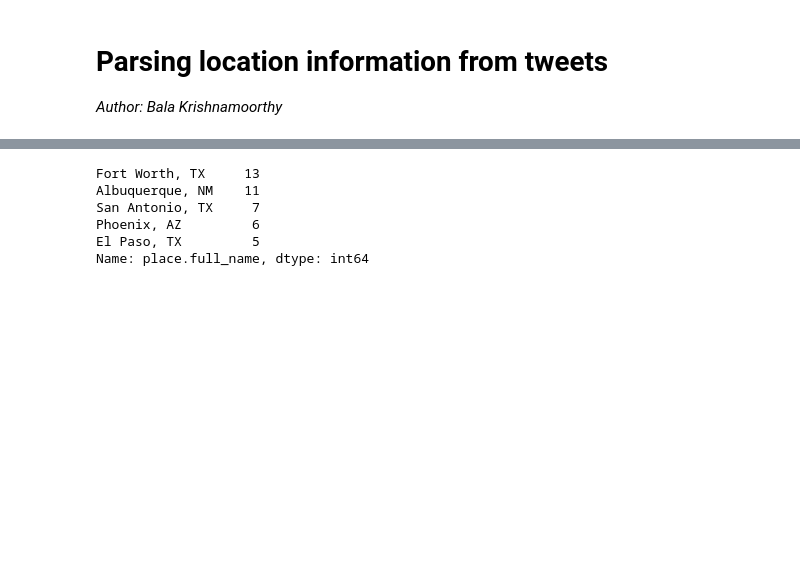
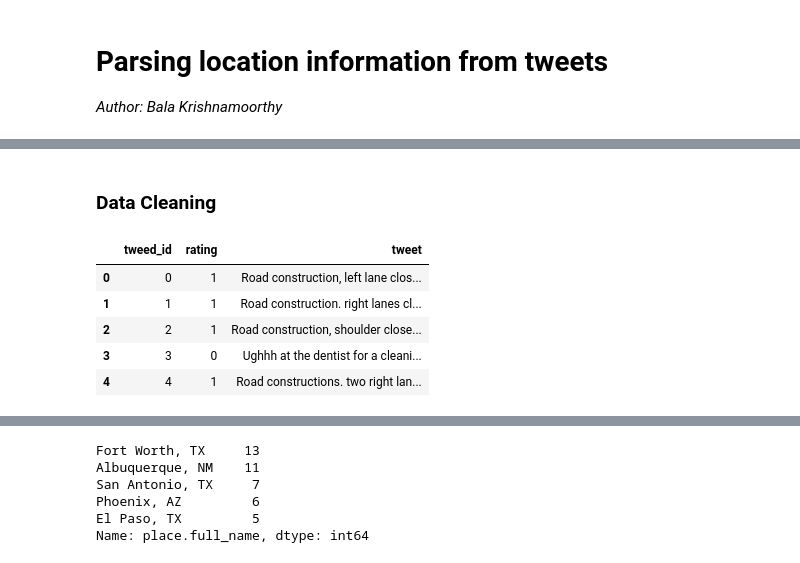
Before and after one commit to balak4/Optimizing-Evac-Routes, a Jupyter notebook: notebooks/data-collection-and-cleaning/2.0-bk-tweets-location-extraction.ipynb, the cells around one changed output, grey strips where cells are left out. Drawn from its saved outputs; the diff is of its cells as text; code cells hidden in the pictures; blank space fills up the shorter version.

```diff
--- a/notebooks/data-collection-and-cleaning/2.0-bk-tweets-location-extraction.ipynb
+++ b/notebooks/data-collection-and-cleaning/2.0-bk-tweets-location-extraction.ipynb
@@ -5 +19,3 @@ _Author: Bala Krishnamoorthy_
+# %% [markdown]
+### Data Cleaning
 # %%
@@ -9,0 +32,9 @@ tweets_df = pd.read_csv('../data/tweets_with_intersection.csv');
+# %%
+classes_tweets_df.head()
+# %% [output]
+|  | tweed_id | rating | tweet |
+| 0 | 0 | 1 | Road construction, left lane clos... |
+| 1 | 1 | 1 | Road construction. right lanes cl... |
+| 2 | 2 | 1 | Road construction, shoulder close... |
+| 3 | 3 | 0 | Ughhh at the dentist for a cleani... |
+| 4 | 4 | 1 | Road constructions. two right lan... |
```
Also changed, not shown: parts of 44 cells of this notebook, 2 other files.
